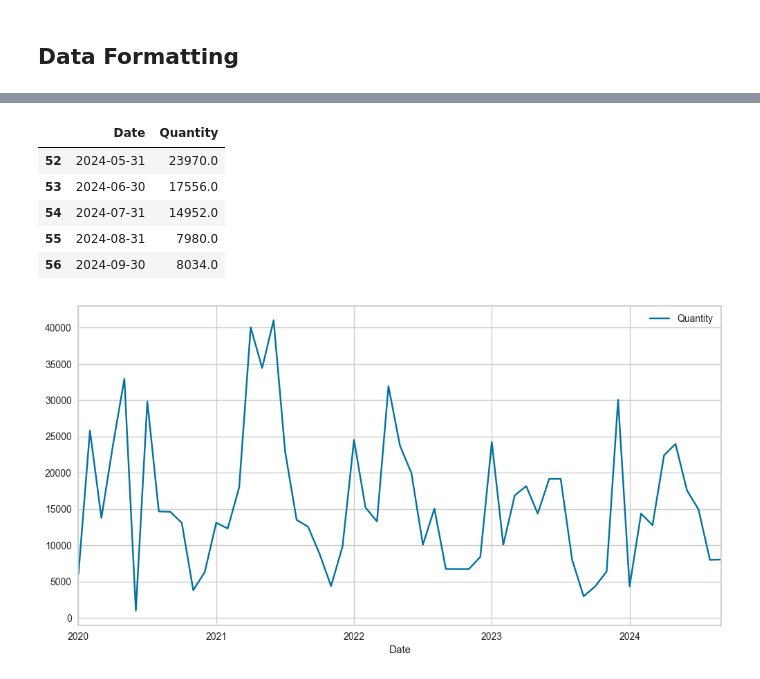
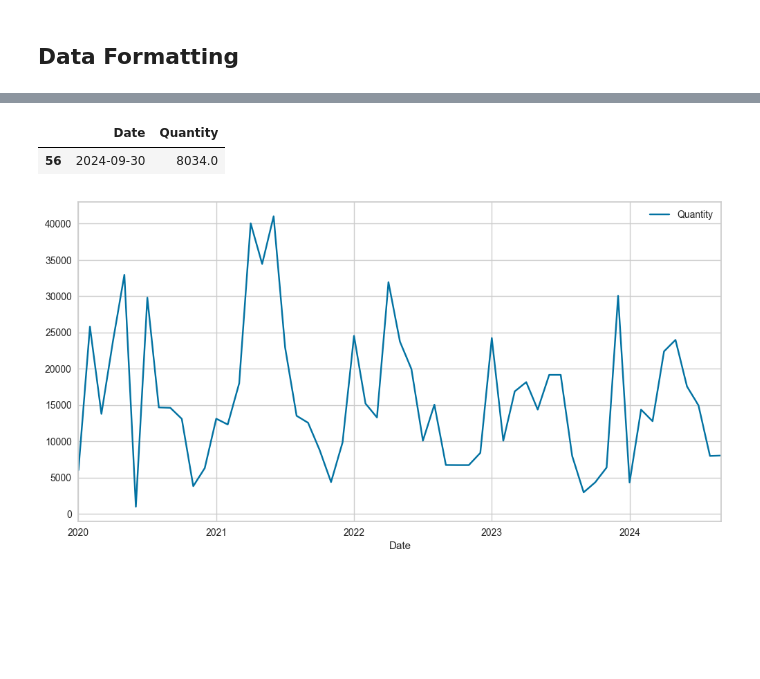
Before and after one commit to claytonshaw/Portfolio, a Jupyter notebook: Work/pycaret_forecasting.ipynb, the cells around one changed output, grey strips where cells are left out. Drawn from its saved outputs; the diff is of its cells as text; code cells hidden in the pictures; blank space fills up the shorter version.

```diff
--- a/Work/pycaret_forecasting.ipynb
+++ b/Work/pycaret_forecasting.ipynb
@@ -16,2 +3,20 @@ forecast_lenth_array = 4
+# %%
+import pandas as pd
+import numpy as np
+import matplotlib.pyplot as plt
+
+# select item (use item 2 if it switched model numbers but is same item)
+item = '4100'
+item2 = None
+
+store_count_change = 15 # percentage increase in store count
+growth_rate = 1 + (store_count_change / 100) # converts to a percentage
+
+# this changes the length dropped off for the benchmarks
+forecast_length = 4
+
+# this changes the array in the pycaret if you do the arange it will do a point forecast at the future time
+forecast_lenth_array = np.arange(forecast_length, forecast_length+1)
+#forecast_lenth_array = forecast_length
 # %% [markdown]
 ## Data
@@ -45,20 +52,21 @@ dtypes: float64(2), object(5)
 memory usage: 1.8+ MB
 # %%
 df['Date'] = pd.to_datetime(df['Date'])
-df = df.groupby(['Date','Item'])['Quantity'].sum().reset_index().sort_values(by='Date', ascending=True)
 
-df_item = df[df['Item'] == item]
+if item2:
+    df_item = df[(df['Item'] == item) | (df['Item'] == item2)]
+else:
+    df_item = df[df['Item'] == item]
+
+df_item = df_item.groupby(['Date'])['Quantity'].sum().reset_index().sort_values(by='Date', ascending=True)
 
 df_item = df_item.resample('M', on='Date').sum().reset_index()
-df_item = df_item.drop(columns='Item')
 #df_item = df_item[:-1] # drop the last month if in middle of month
-df_item.tail()
+#df_item['Quantity'] = df_item['Quantity'] * growth_rate
+
+df_item.tail(1)
 # %% [output]
 |  | Date | Quantity |
-| 52 | 2024-05-31 | 23970.0 |
-| 53 | 2024-06-30 | 17556.0 |
-| 54 | 2024-07-31 | 14952.0 |
-| 55 | 2024-08-31 | 7980.0 |
 | 56 | 2024-09-30 | 8034.0 |
 # %%
 # Plot the time series data
```
Also changed, not shown: parts of 11 cells of this notebook.
